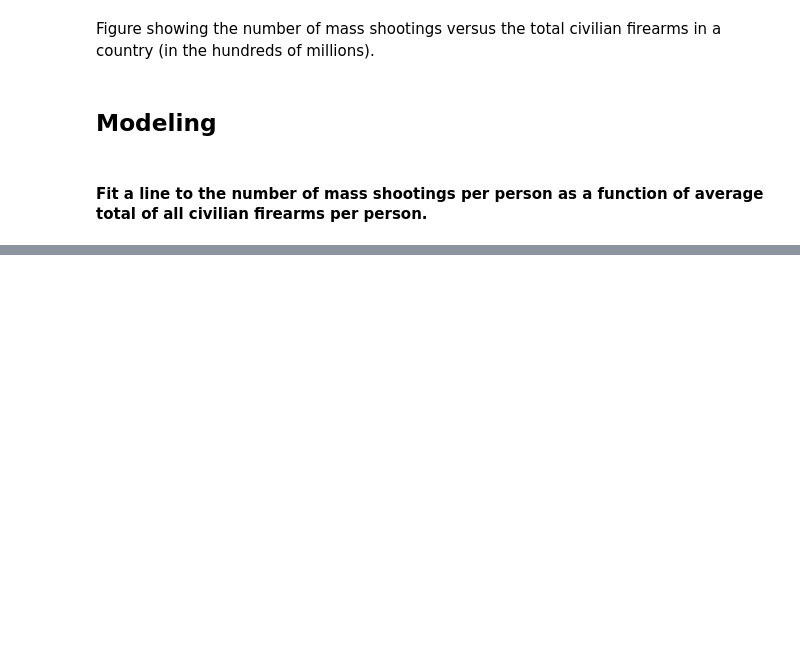
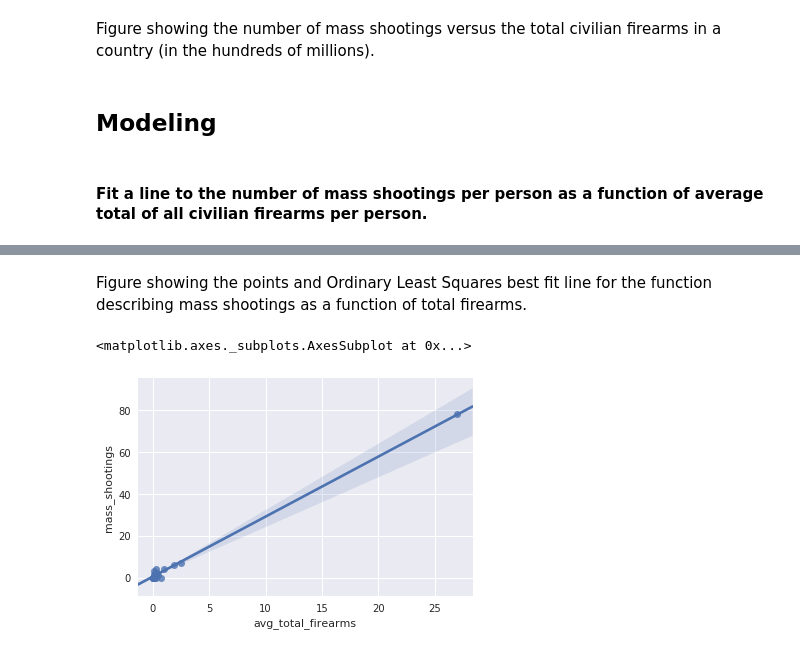
Before and after one commit to tharma3/PUI2018_mrn291, a Jupyter notebook: HW9_mrn291/Assignment_3.ipynb, the cells around one changed output, grey strips where cells are left out. Saved outputs shown, nothing was run; the diff lists cells and outputs as text; code cells hidden in the pictures; blank space fills up the shorter version.

```diff
--- a/HW9_mrn291/Assignment_3.ipynb
+++ b/HW9_mrn291/Assignment_3.ipynb
@@ -309,0 +353,7 @@ Figure showing the number of mass shootings versus the total civilian firearms i
+# %% [markdown]
+Figure showing the points and Ordinary Least Squares best fit line for the function describing mass shootings as a function of total firearms.
+# %%
+sns.regplot(x=world_gun.avg_total_firearms / 10000000, y=world_gun.mass_shootings, data=world_gun)
+# %% [output]
+<matplotlib.axes._subplots.AxesSubplot at 0x...>
+[figure, added]
```
Also changed, not shown: parts of 15 cells of this notebook.
